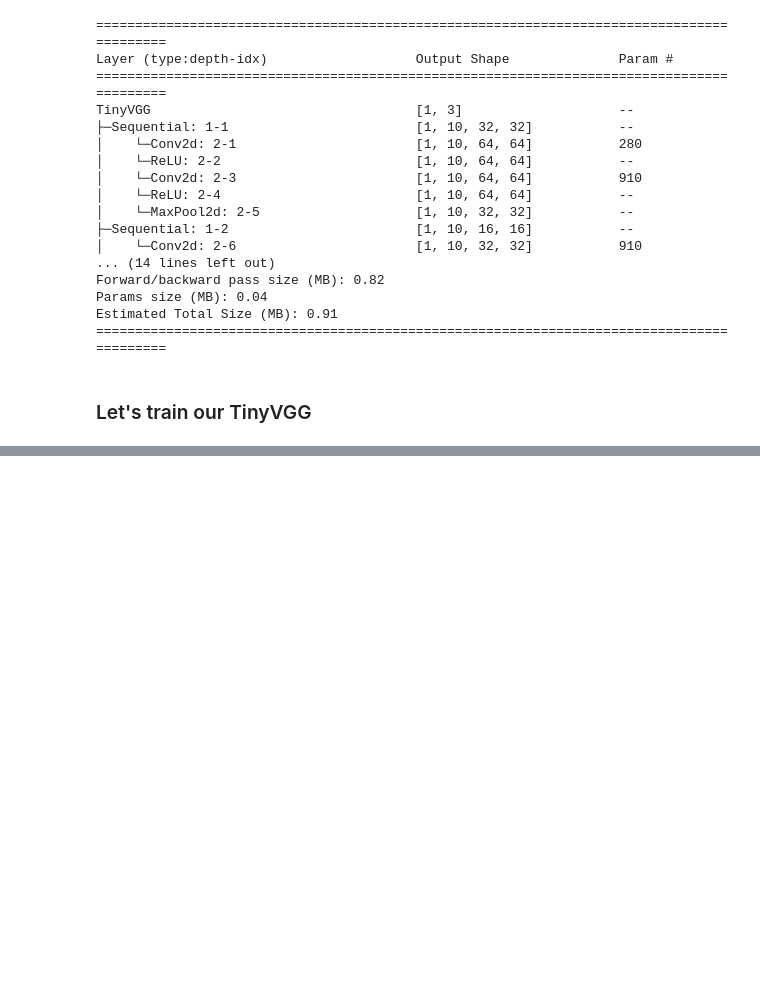
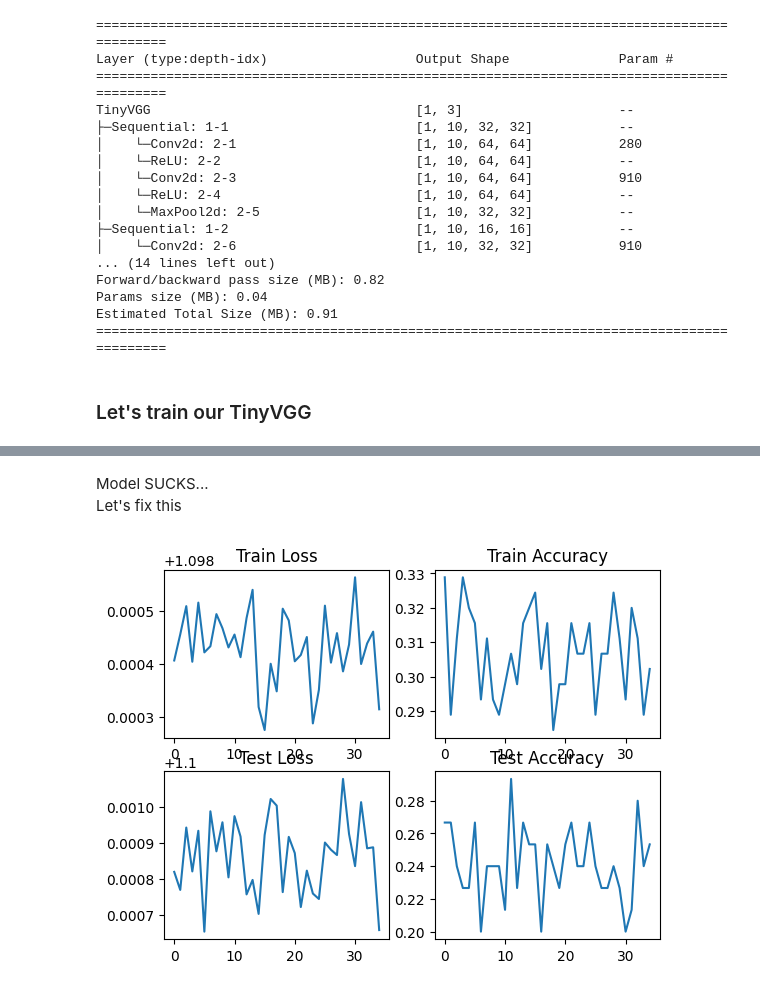
Before and after one commit to Cheslaff/KurwAI-archive, a Jupyter notebook: PyTorch/Study/custom_datasets.ipynb, the cells around one changed output, grey strips where cells are left out. Saved outputs shown, nothing was run; the diff lists cells and outputs as text; code cells hidden in the pictures; blank space fills up the shorter version.

```diff
--- a/PyTorch/Study/custom_datasets.ipynb
+++ b/PyTorch/Study/custom_datasets.ipynb
@@ -536,0 +598,37 @@ def train(model, train_dl, test_dl, optimizer, loss_fn, epochs=5):
+# %%
+torch.manual_seed(42)
+torch.cuda.manual_seed(42)
+N_EPOCHS = 35
+
+loss_fn = nn.CrossEntropyLoss()
+optimizer = torch.optim.Adam(params=modelka_0.parameters(), lr=0.001)
+
+modelka_0 = TinyVGG(3, 10, len(train_data.classes)).to(device)
+
+modelka_0_res = train(modelka_0,
+                      train_dataloader_simple,
+                      test_dataloader_simple,
+                      optimizer, loss_fn, device, N_EPOCHS)
+# %% [markdown]
+Model SUCKS...<br>
+Let's fix this
+# %%
+# PLOT LOSS CURVES
+
+plt.subplot(2, 2, 1)
+plt.title("Train Loss")
+plt.plot(range(N_EPOCHS), modelka_0_res["train_loss"])
+
+plt.subplot(2, 2, 2)
+plt.title("Train Accuracy")
+plt.plot(range(N_EPOCHS), modelka_0_res["train_acc"])
+
+plt.subplot(2, 2, 3)
+plt.title("Test Loss")
+plt.plot(range(N_EPOCHS), modelka_0_res["test_loss"])
+
+plt.subplot(2, 2, 4)
+plt.title("Test Accuracy")
+plt.plot(range(N_EPOCHS), modelka_0_res["test_acc"]);
+# %% [output]
+[figure, added]
```
Also changed, not shown: parts of 22 cells of this notebook.
